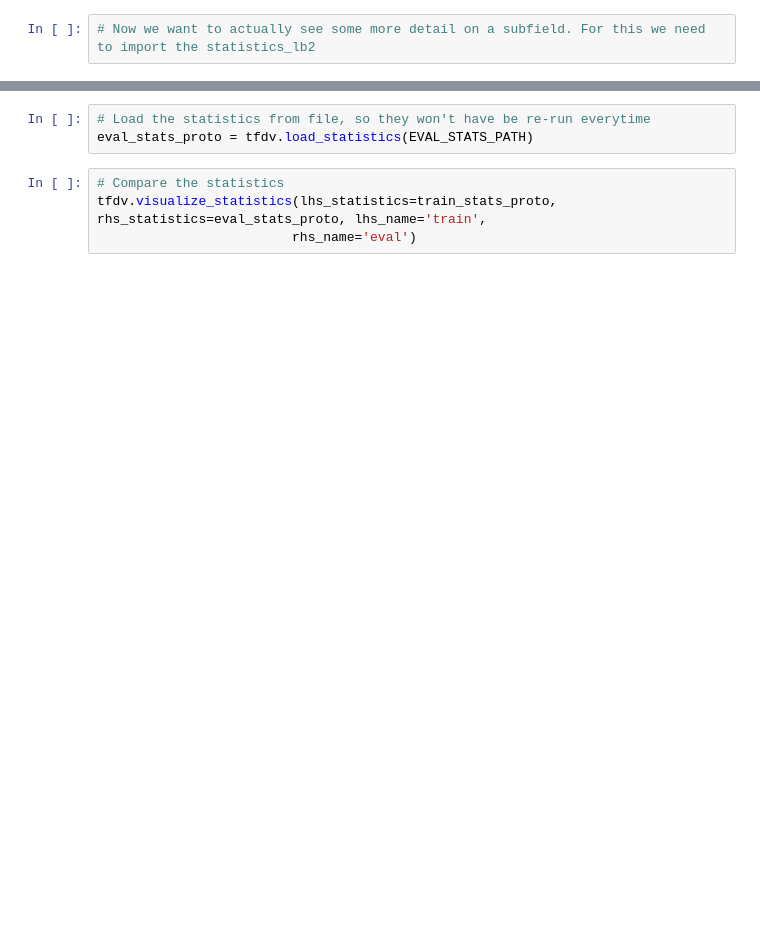
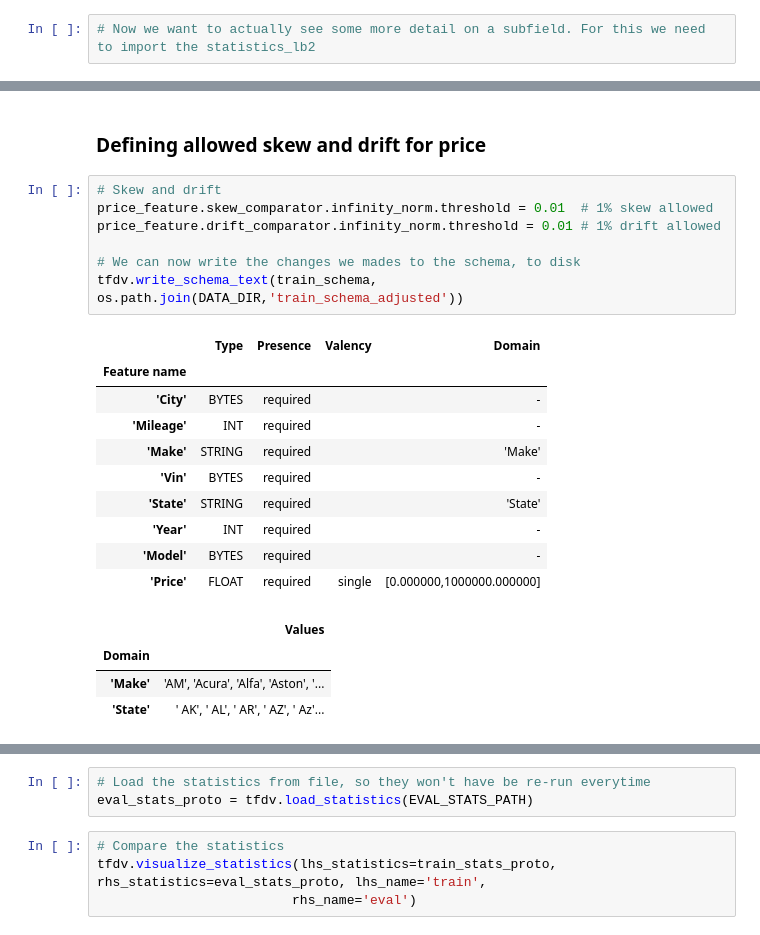
Before and after one commit to evanderknaap/tfvalidate, a Jupyter notebook: notebooks/Distribute.ipynb, the cells around one changed output, grey strips where cells are left out. Cells and saved outputs as stored; diff of their text form; blank space fills up the shorter version.

```diff
--- a/notebooks/Distribute.ipynb
+++ b/notebooks/Distribute.ipynb
@@ -211,0 +271,24 @@ tfdv.display_schema(schema=train_schema)
+# %% [markdown]
+<h3>Defining allowed skew and drift for price</h3>
+# %%
+# Skew and drift
+price_feature.skew_comparator.infinity_norm.threshold = 0.01  # 1% skew allowed
+price_feature.drift_comparator.infinity_norm.threshold = 0.01 # 1% drift allowed
+
+# We can now write the changes we mades to the schema, to disk
+tfdv.write_schema_text(train_schema, os.path.join(DATA_DIR,'train_schema_adjusted'))
+# %% [output]
+|  | Type | Presence | Valency | Domain |
+| Feature name |  |  |  |  |
+| 'City' | BYTES | required |  | - |
+| 'Mileage' | INT | required |  | - |
+| 'Make' | STRING | required |  | 'Make' |
+| 'Vin' | BYTES | required |  | - |
+| 'State' | STRING | required |  | 'State' |
+| 'Year' | INT | required |  | - |
+| 'Model' | BYTES | required |  | - |
+| 'Price' | FLOAT | required | single | [0.000000,1000000.000000] |
+|  | Values |
+| Domain |  |
+| 'Make' | 'AM', 'Acura', 'Alfa', 'Aston', '... |
+| 'State' | ' AK', ' AL', ' AR', ' AZ', ' Az'... |
```
Also changed, not shown: parts of 15 cells of this notebook, 2 other files.
